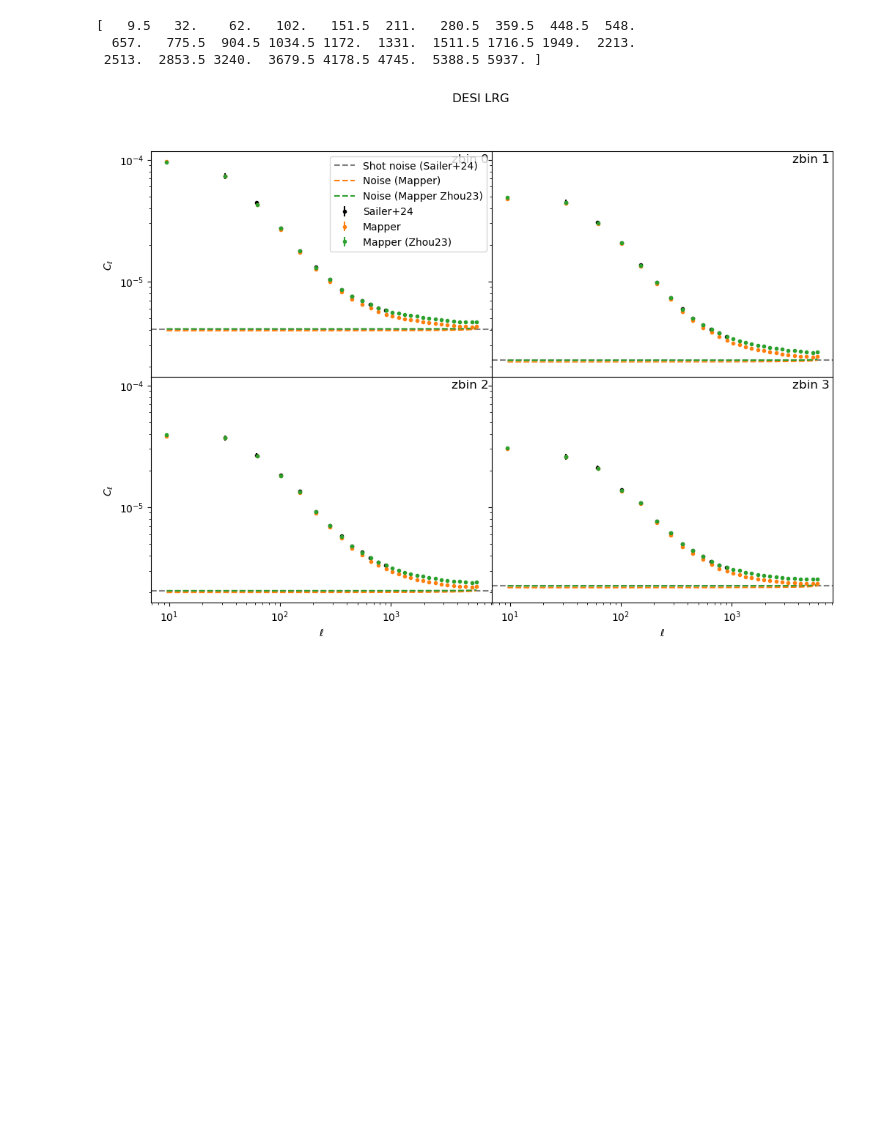
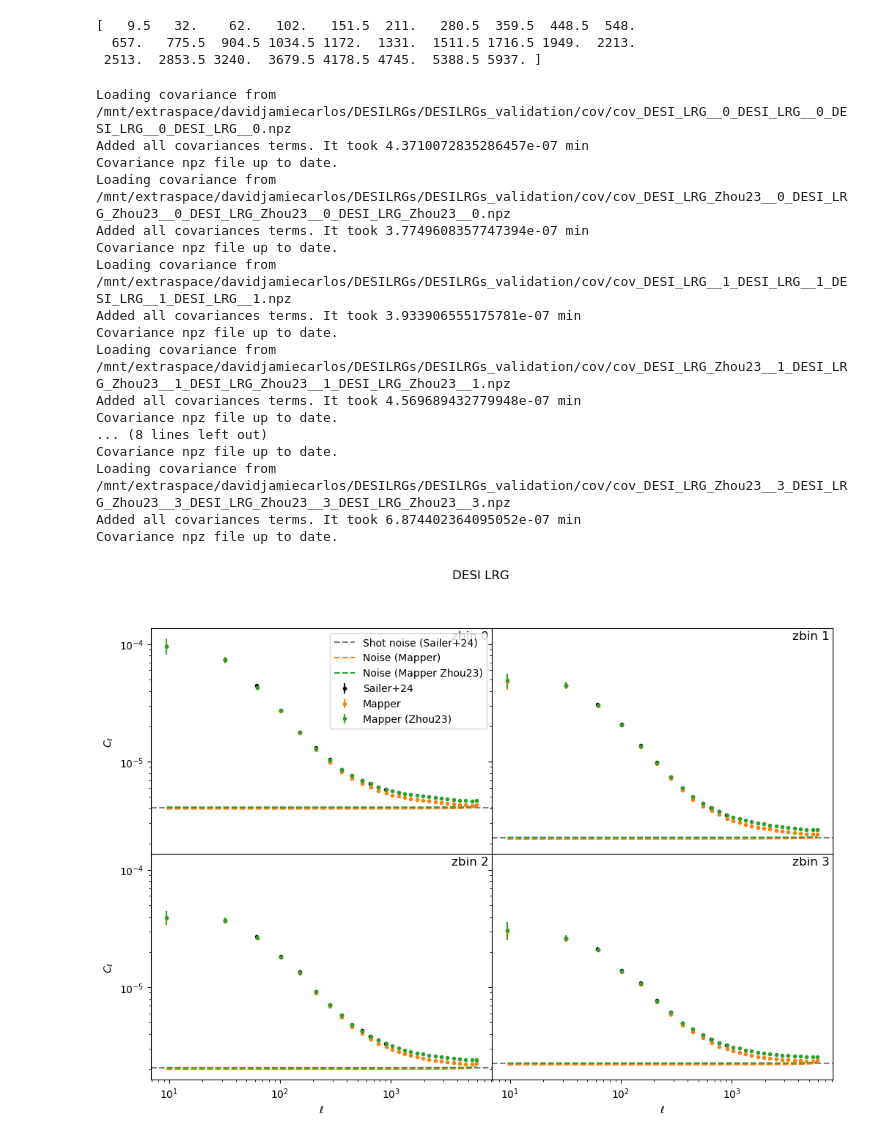
Before and after one commit to Cosmotheka/Cosmotheka_tutorials, a Jupyter notebook: tutorials/DESI_LRG.ipynb, the cells around one changed output. Saved outputs shown, nothing was run; the diff lists cells and outputs as text; code cells hidden in the pictures; blank space fills up the shorter version.

Commit message:
DESI_LRG. added covariance comparison

```diff
--- a/tutorials/DESI_LRG.ipynb
+++ b/tutorials/DESI_LRG.ipynb
@@ -166,13 +166,11 @@ ax = ax.flatten()
 for zbin in range(4):
     ell, cl = cl_instances[(zbin, zbin)].get_ell_cl()
     _, nl = cl_instances[(zbin, zbin)].get_ell_nl()
-    # err = np.sqrt(np.diag(cov_instances[(zbin, zbin)].get_covariance()))
-    err = np.zeros_like(cl[0])
+    err = np.sqrt(np.diag(cov_instances[(zbin, zbin)].get_covariance()))
 
     ell, cl_Zhou23 = cl_Zhou23_instances[(zbin, zbin)].get_ell_cl()
     _, nl_Zhou23 = cl_Zhou23_instances[(zbin, zbin)].get_ell_nl()
-    # err_Zhou23 = np.sqrt(np.diag(cov_Zhou23_instances[(zbin, zbin)].get_covariance()))
-    err_Zhou23 = np.zeros_like(cl[0])
+    err_Zhou23 = np.sqrt(np.diag(cov_Zhou23_instances[(zbin, zbin)].get_covariance()))
 
     # Sailer's
     pzbin = zbin + 1
@@ -186,34 +184,51 @@ for zbin in range(4):
     ax[zbin].errorbar(ell, cl[0] + nl[0], yerr=err, label=f'Mapper', color='C1', fmt='.')
     ax[zbin].errorbar(ell, cl_Zhou23[0] + nl_Zhou23[0], yerr=err_Zhou23, label=f'Mapper (Zhou23)', color='C2', fmt='.')
 
     # Noise
     ax[zbin].axhline(shot, color='gray', linestyle='--', label=f'Shot noise (Sailer+24)')
     ax[zbin].plot(ell, nl[0], color='C1', linestyle='--', label=f'Noise (Mapper)')
     ax[zbin].plot(ell, nl_Zhou23[0], color='C2', linestyle='--', label=f'Noise (Mapper Zhou23)')
 
     # Add text with the redshift bin
     ax[zbin].text(0.99, 0.99, f'zbin {zbin}', transform=ax[zbin].transAxes,
                   fontsize=12, verticalalignment='top', horizontalalignment='right')
 
 
 ax[0].legend()
 
 ax[0].set_ylabel(r'$C_\ell$')
 ax[2].set_ylabel(r'$C_\ell$')
 
 ax[2].set_xlabel(r'$\ell$')
 ax[3].set_xlabel(r'$\ell$')
 
 ax[0].set_yscale("log")
 ax[2].set_yscale("log")
 ax[2].set_xscale("log")
 ax[3].set_xscale("log")
 
 f.suptitle(f'DESI LRG')
 plt.show()
 plt.close()
 # %% [output]
+Loading covariance from /mnt/extraspace/davidjamiecarlos/DESILRGs/DESILRGs_validation/cov/cov_DESI_LRG__0_DESI_LRG__0_DESI_LRG__0_DESI_LRG__0.npz
+Added all covariances terms. It took 4.3710072835286457e-07 min
+Covariance npz file up to date.
+Loading covariance from /mnt/extraspace/davidjamiecarlos/DESILRGs/DESILRGs_validation/cov/cov_DESI_LRG_Zhou23__0_DESI_LRG_Zhou23__0_DESI_LRG_Zhou23__0_DESI_LRG_Zhou23__0.npz
+Added all covariances terms. It took 3.7749608357747394e-07 min
+Covariance npz file up to date.
+Loading covariance from /mnt/extraspace/davidjamiecarlos/DESILRGs/DESILRGs_validation/cov/cov_DESI_LRG__1_DESI_LRG__1_DESI_LRG__1_DESI_LRG__1.npz
+Added all covariances terms. It took 3.933906555175781e-07 min
+Covariance npz file up to date.
+Loading covariance from /mnt/extraspace/davidjamiecarlos/DESILRGs/DESILRGs_validation/cov/cov_DESI_LRG_Zhou23__1_DESI_LRG_Zhou23__1_DESI_LRG_Zhou23__1_DESI_LRG_Zhou23__1.npz
+Added all covariances terms. It took 4.569689432779948e-07 min
+Covariance npz file up to date.
+... (8 lines left out)
+Covariance npz file up to date.
+Loading covariance from /mnt/extraspace/davidjamiecarlos/DESILRGs/DESILRGs_validation/cov/cov_DESI_LRG_Zhou23__3_DESI_LRG_Zhou23__3_DESI_LRG_Zhou23__3_DESI_LRG_Zhou23__3.npz
+Added all covariances terms. It took 6.874402364095052e-07 min
+Covariance npz file up to date.
-[figure, old version]
+[figure, new version]
 # %%
 f, ax = plt.subplots(2, 2, figsize=(12, 8), sharex=True, sharey=True, gridspec_kw={'hspace': 0, 'wspace': 0.0})
 ax = ax.flatten()
```
Also changed, not shown: parts of 8 cells of this notebook.
